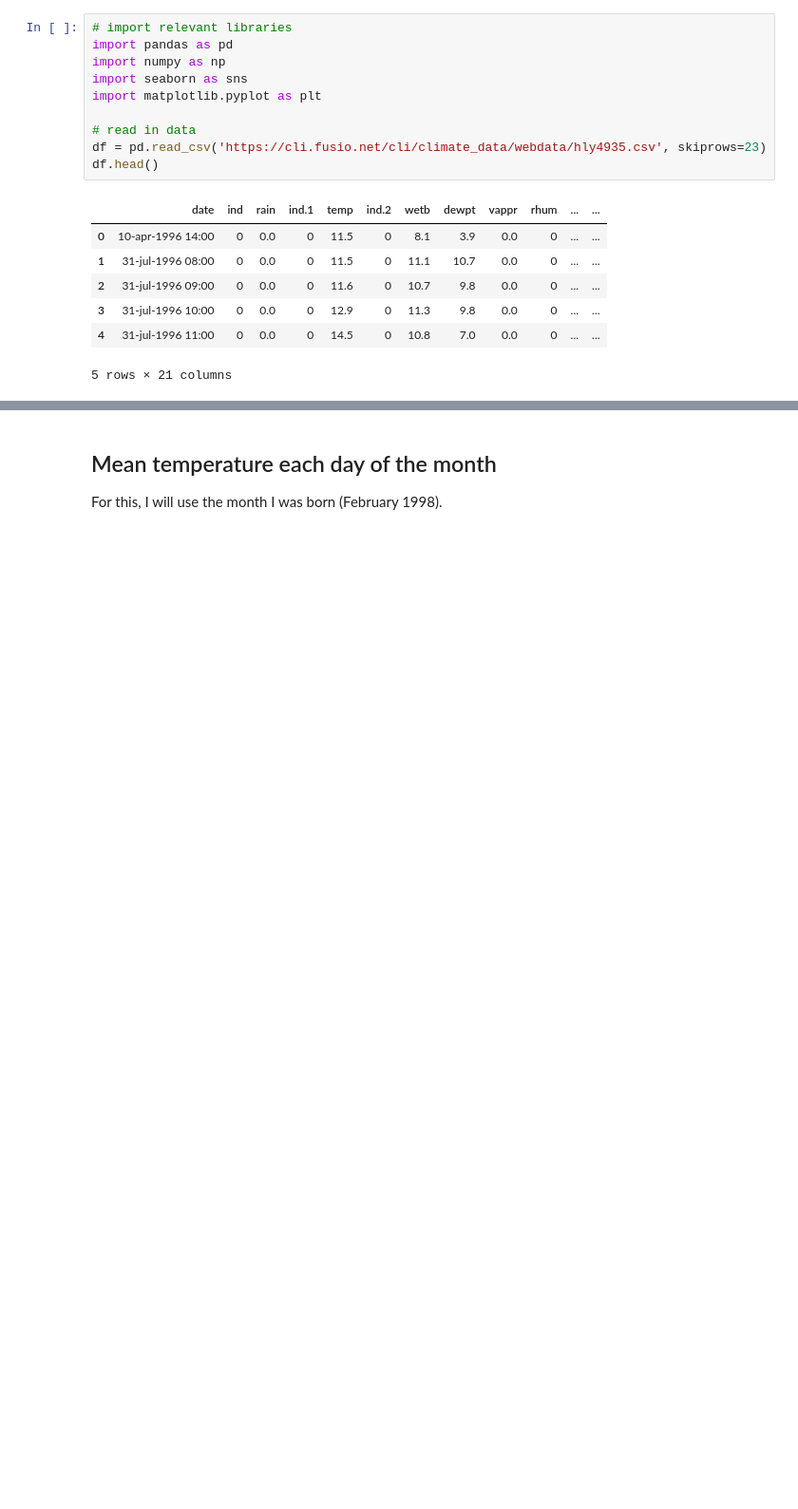
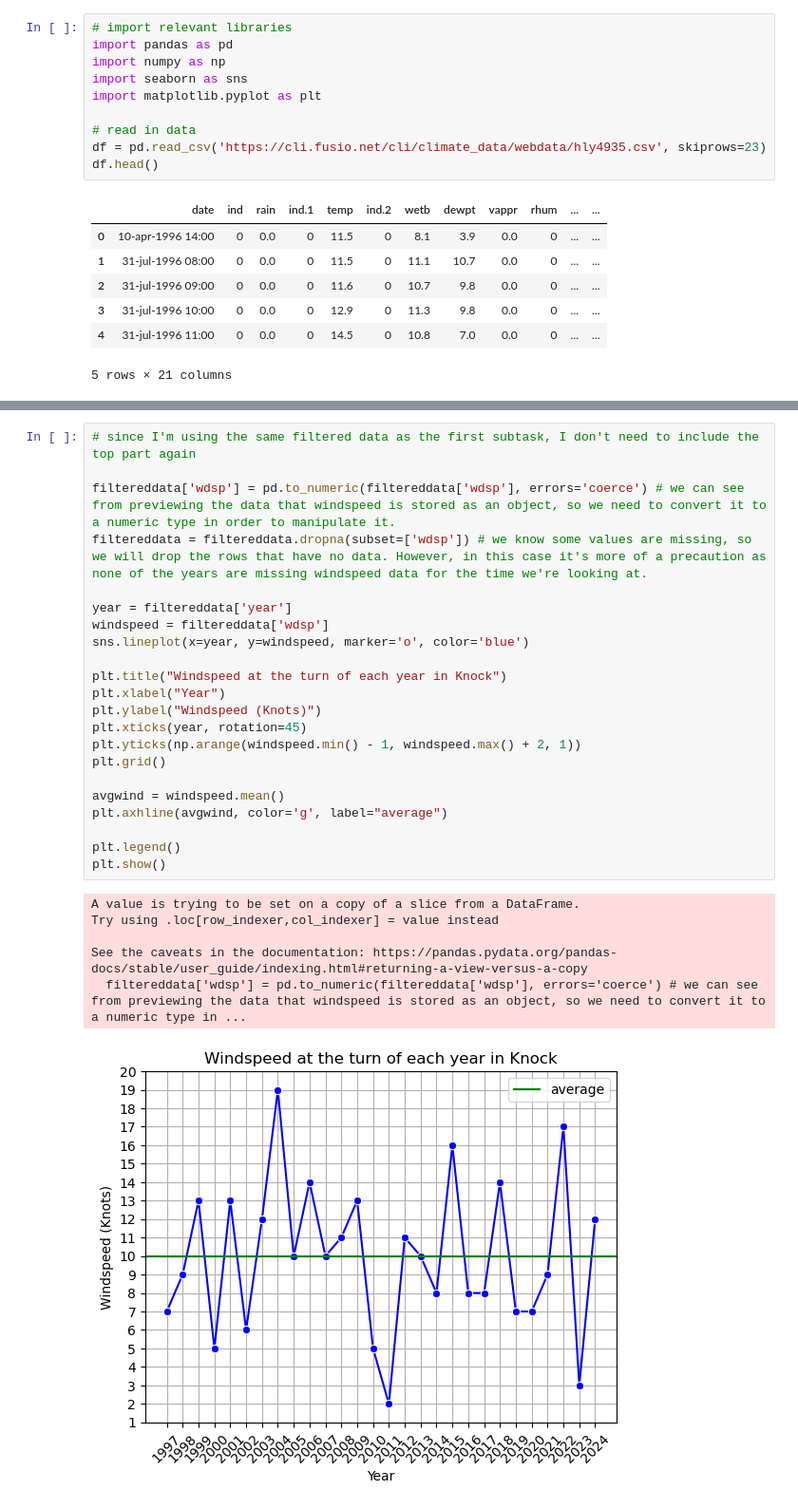
Before and after one commit to MylesHenehan/pfda, a Jupyter notebook: assignments/assignment_6_weather.ipynb, the cells around one changed output, grey strips where cells are left out. Shown at 95% size. Drawn from its saved outputs; the diff is of its cells as text; blank space fills up the shorter version.

```diff
--- a/assignments/assignment_6_weather.ipynb
+++ b/assignments/assignment_6_weather.ipynb
@@ -71,3 +154,29 @@ See the caveats in the documentation: https://pandas.pydata.org/pandas-docs/stab
-# %% [markdown]
-## Mean temperature each day of the month
-For this, I will use the month I was born (February 1998).
+# %%
+# since I'm using the same filtered data as the first subtask, I don't need to include the top part again
+
+filtereddata['wdsp'] = pd.to_numeric(filtereddata['wdsp'], errors='coerce') # we can see from previewing the data that windspeed is stored as an object, so we need to convert it to a numeric type in order to manipulate it.
+filtereddata = filtereddata.dropna(subset=['wdsp']) # we know some values are missing, so we will drop the rows that have no data. However, in this case it's more of a precaution as none of the years are missing windspeed data for the time we're looking at.
+
+year = filtereddata['year']
+windspeed = filtereddata['wdsp']
+sns.lineplot(x=year, y=windspeed, marker='o', color='blue')
+
+plt.title("Windspeed at the turn of each year in Knock")
+plt.xlabel("Year")
+plt.ylabel("Windspeed (Knots)")
+plt.xticks(year, rotation=45)
+plt.yticks(np.arange(windspeed.min() - 1, windspeed.max() + 2, 1))
+plt.grid()
+
+avgwind = windspeed.mean()
+plt.axhline(avgwind, color='g', label="average")
+
+plt.legend()
+plt.show()
+# %% [output]
+A value is trying to be set on a copy of a slice from a DataFrame.
+Try using .loc[row_indexer,col_indexer] = value instead
+
+See the caveats in the documentation: https://pandas.pydata.org/pandas-docs/stable/user_guide/indexing.html#returning-a-view-versus-a-copy
+  filtereddata['wdsp'] = pd.to_numeric(filtereddata['wdsp'], errors='coerce') # we can see from previewing the data that windspeed is stored as an object, so we need to convert it to a numeric type in ...
+[figure, added]
```
Also changed, not shown: parts of 14 cells of this notebook.
